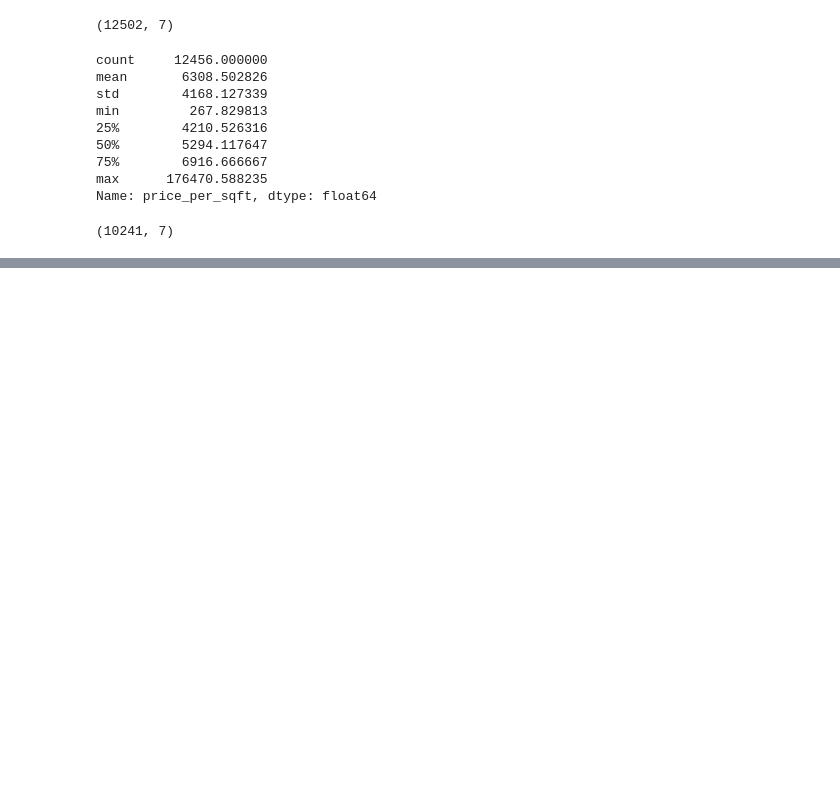
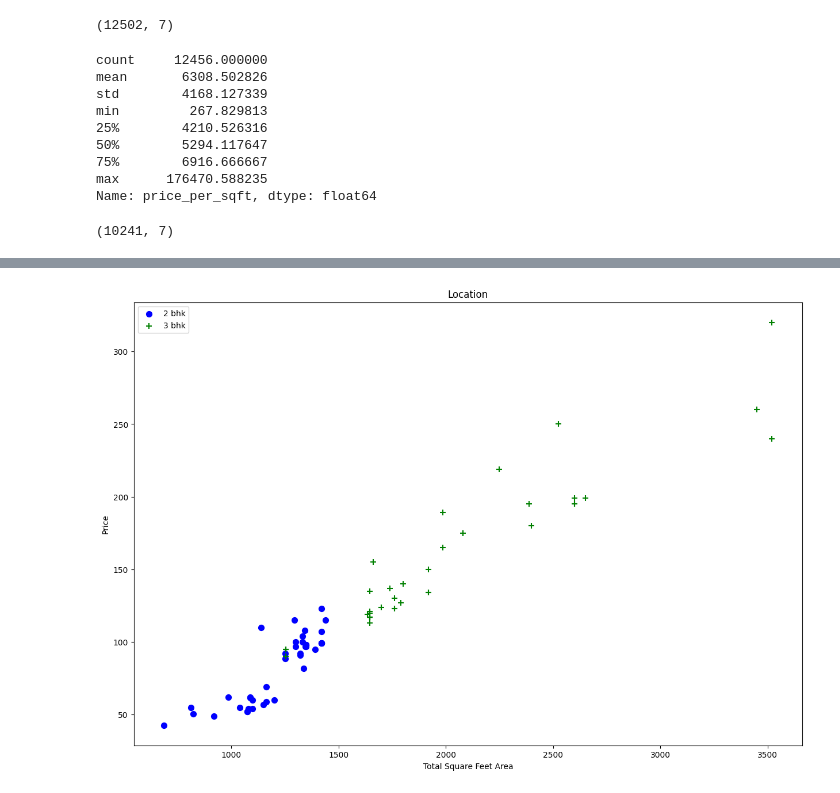
Before and after one commit to 21debjit/House-Price-Analysis, a Jupyter notebook: P1.ipynb, the cells around one changed output, grey strips where cells are left out. Cells and saved outputs as stored; diff of their text form; code cells hidden in the pictures; blank space fills up the shorter version.

```diff
--- a/P1.ipynb
+++ b/P1.ipynb
@@ -276,0 +312,4 @@ def plot_scatter_chart(df, location):
+# %%
+plot_scatter_chart(df8, "Hebbal")
+# %% [output]
+[figure, added]
```
Also changed, not shown: parts of 13 cells of this notebook.
